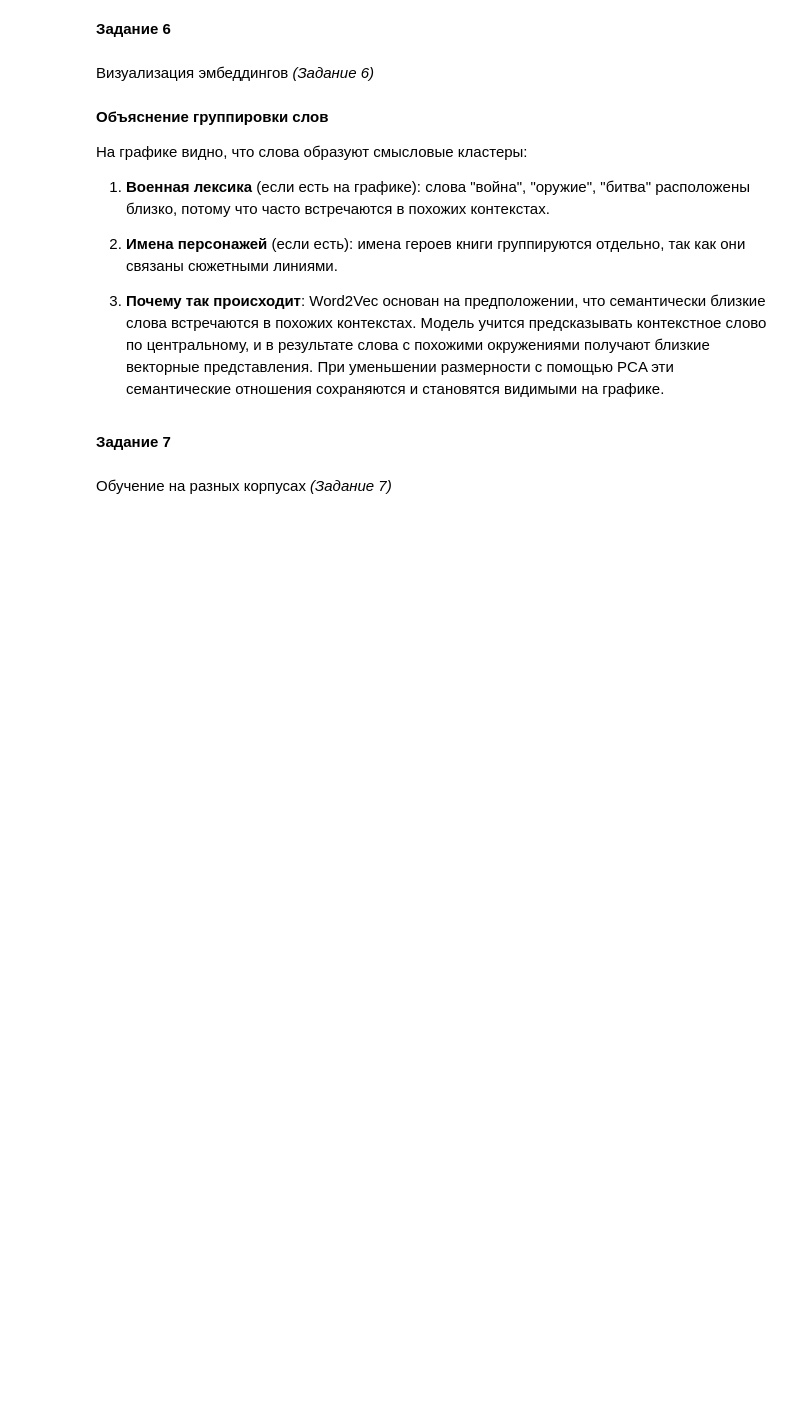
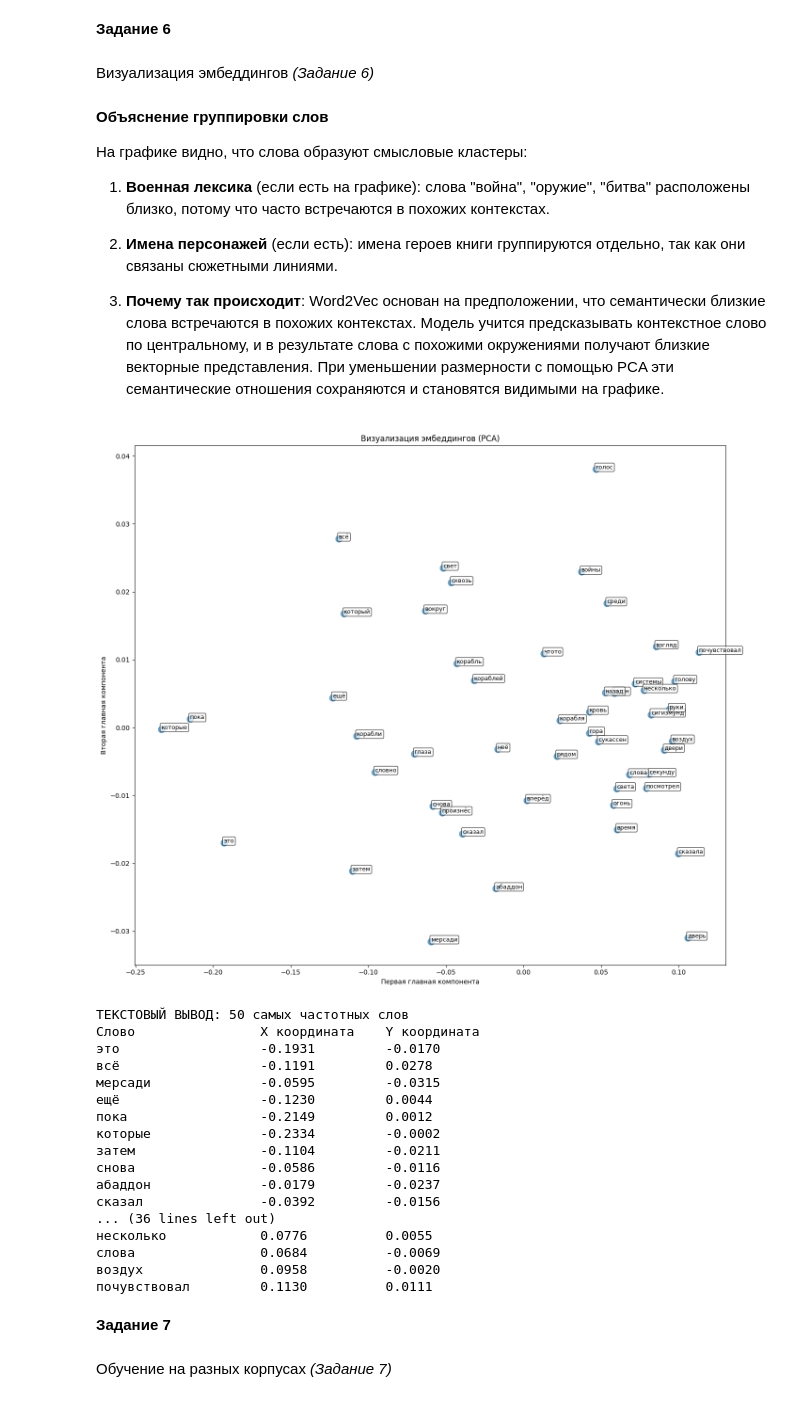
Before and after one commit to Eldrich1Herz/Big-Data-Analytics-and-Data-Warehouse-Data-Visualization, a Jupyter notebook: АБДИХД/Word2Vec/1.ipynb, the cells around one changed output. Saved outputs shown, nothing was run; the diff lists cells and outputs as text; code cells hidden in the pictures; blank space fills up the shorter version.

Commit message:
Word2Vec почти готов

```diff
--- a/АБДИХД/Word2Vec/1.ipynb
+++ b/АБДИХД/Word2Vec/1.ipynb
@@ -213,18 +275,47 @@ else:
 # %%
 def plot_simple(model, n_words=50):
     n_words = min(n_words, len(model.wv))
     words = model.wv.index_to_key[:n_words]
     vectors = np.array([model.wv[w] for w in words])
 
     coords = PCA(n_components=2).fit_transform(vectors)
 
-    plt.figure(figsize=(12, 10))
-    plt.scatter(coords[:, 0], coords[:, 1])
+    plt.figure(figsize=(14, 12))
+    plt.scatter(coords[:, 0], coords[:, 1], alpha=0.6, s=100)
     for i, word in enumerate(words):
-        plt.text(coords[i, 0], coords[i, 1], word, fontsize=8)
+        plt.annotate(word, xy=(coords[i, 0], coords[i, 1]), fontsize=9,
+                     bbox=dict(boxstyle="round,pad=0.2", facecolor="white", alpha=0.7))
+    plt.title(f'Визуализация эмбеддингов (PCA)')
+    plt.xlabel('Первая главная компонента')
+    plt.ylabel('Вторая главная компонента')
+    plt.tight_layout()
     plt.show()
 
-plot_simple(model)
+    print(f"ТЕКСТОВЫЙ ВЫВОД: {n_words} самых частотных слов")
+    print(f"{'Слово':<20} {'X координата':<15} {'Y координата':<15}")
+    for i, word in enumerate(words):
+        print(f"{word:<20} {coords[i, 0]:<15.4f} {coords[i, 1]:<15.4f}")
+
+plot_simple(model, n_words=50)
+# %% [output]
+[figure, added]
+ТЕКСТОВЫЙ ВЫВОД: 50 самых частотных слов
+Слово                X координата    Y координата
+это                  -0.1931         -0.0170
+всё                  -0.1191         0.0278
+мерсади              -0.0595         -0.0315
+ещё                  -0.1230         0.0044
+пока                 -0.2149         0.0012
+которые              -0.2334         -0.0002
+затем                -0.1104         -0.0211
+снова                -0.0586         -0.0116
+абаддон              -0.0179         -0.0237
+сказал               -0.0392         -0.0156
+... (36 lines left out)
+несколько            0.0776          0.0055
+слова                0.0684          -0.0069
+воздух               0.0958          -0.0020
+почувствовал         0.1130          0.0111
 # %% [markdown]
 **Задание 7**
 # %% [markdown]
```
Also changed, not shown: parts of 12 cells of this notebook.
